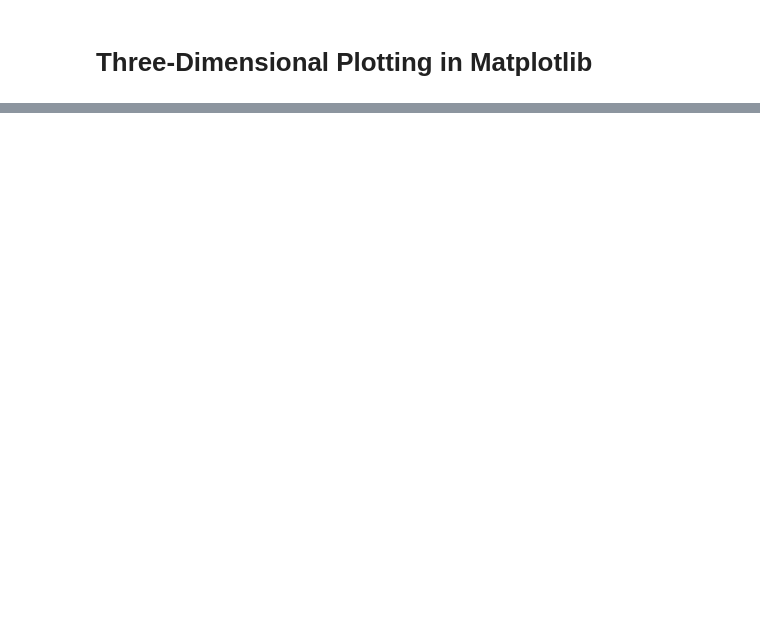
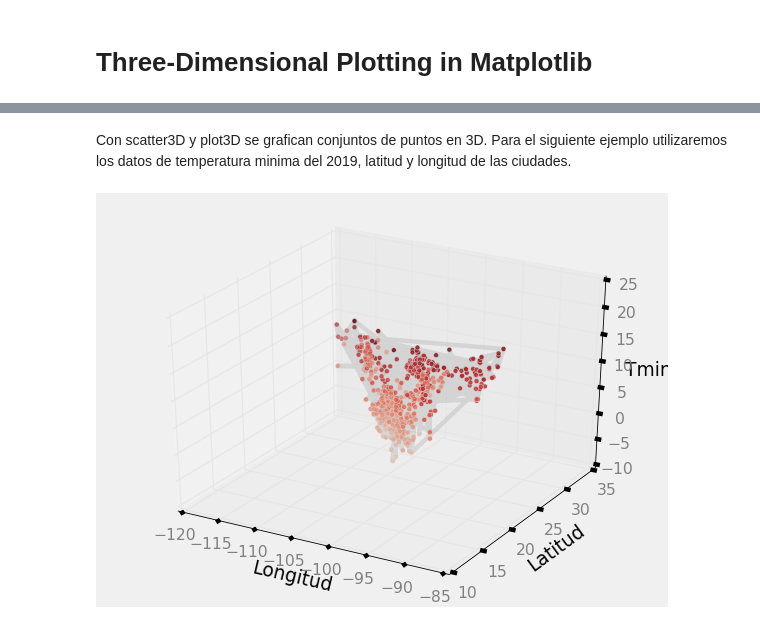
Before and after one commit to DCIDA2019/da2019-anaisabelotodo, a Jupyter notebook: Semana3/Tarea/Tarea.ipynb, the cells around one changed output, grey strips where cells are left out. Drawn from its saved outputs; the diff is of its cells as text; code cells hidden in the pictures; blank space fills up the shorter version.

```diff
--- a/Semana3/Tarea/Tarea.ipynb
+++ b/Semana3/Tarea/Tarea.ipynb
@@ -879,2 +879,4 @@ with plt.style.context('dark_background'):
 # %% [markdown]
 # **Three-Dimensional Plotting in Matplotlib**
+# %%
+plt.style.use('fivethirtyeight')
@@ -880,0 +894,21 @@ with plt.style.context('dark_background'):
+# %% [markdown]
+Con scatter3D  y plot3D se grafican conjuntos de puntos en 3D. Para el siguiente ejemplo utilizaremos los datos de temperatura minima del 2019, latitud y longitud de las ciudades.
+# %%
+ax = plt.axes(projection='3d') # Creamos los ejes para la gráfica 3D
+
+zline = temp_minima_2019['Tmin']
+xline = temp_minima_2019['Lon']
+yline = temp_minima_2019['Lat']
+
+ax.plot3D(xline, yline, zline, 'gray', alpha = 0.2) # Con plot el conjunto se une en una línea
+
+# Data for three-dimensional scattered points
+zdata = temp_minima_2019['Tmin']
+xdata = temp_minima_2019['Lon']
+ydata = temp_minima_2019['Lat']
+ax.set_xlabel('Longitud')
+ax.set_ylabel('Latitud')
+ax.set_zlabel('Tmin')
+ax.scatter3D(xdata, ydata, zdata, c=zdata, cmap='Reds'); # Con scatter3D se muestran puntos.
+# %% [output]
+[figure, added]
```
Also changed, not shown: parts of 32 cells of this notebook.
